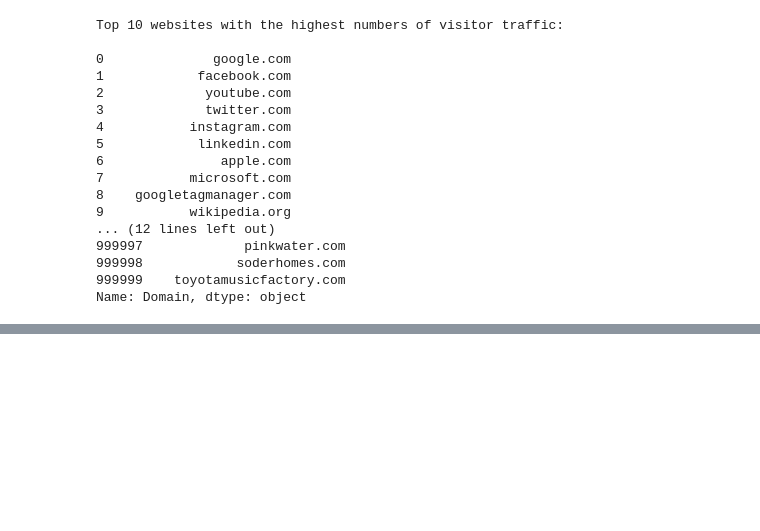
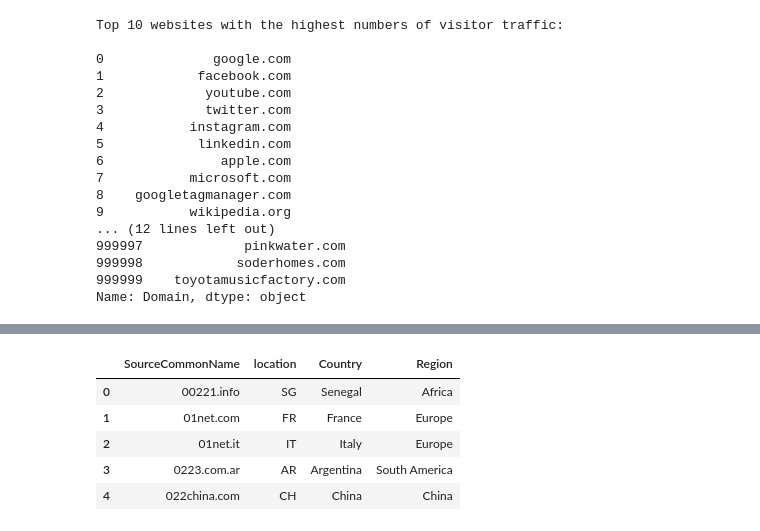
Before and after one commit to dev-abuke/News_Correlation_10_Academy_week0, a Jupyter notebook: notebooks/NewsEDA.ipynb, the cells around one changed output, grey strips where cells are left out. Saved outputs shown, nothing was run; the diff lists cells and outputs as text; code cells hidden in the pictures; blank space fills up the shorter version.

```diff
--- a/notebooks/NewsEDA.ipynb
+++ b/notebooks/NewsEDA.ipynb
@@ -43,3 +44,4 @@ domain = news_data_loader.get_domain_location()
 # %%
 df = pd.read_csv(news)
 traffic_df = pd.read_csv(traffic)
+domain_df = pd.read_csv(domain)
@@ -162,0 +296,3 @@ Name: Domain, dtype: object
+# %%
+cntry = countries_region.get_region()
+domain_df['Region'] = domain_df['Country'].map(cntry)
@@ -162,0 +316,11 @@ Name: Domain, dtype: object
+# %%
+#drop rows with null values in region
+domain_df = domain_df.dropna(subset=['Region'])
+domain_df.head()
+# %% [output]
+|  | SourceCommonName | location | Country | Region |
+| 0 | 00221.info | SG | Senegal | Africa |
+| 1 | 01net.com | FR | France | Europe |
+| 2 | 01net.it | IT | Italy | Europe |
+| 3 | 0223.com.ar | AR | Argentina | South America |
+| 4 | 022china.com | CH | China | China |
```
Also changed, not shown: parts of 18 cells of this notebook, 1 other file.
